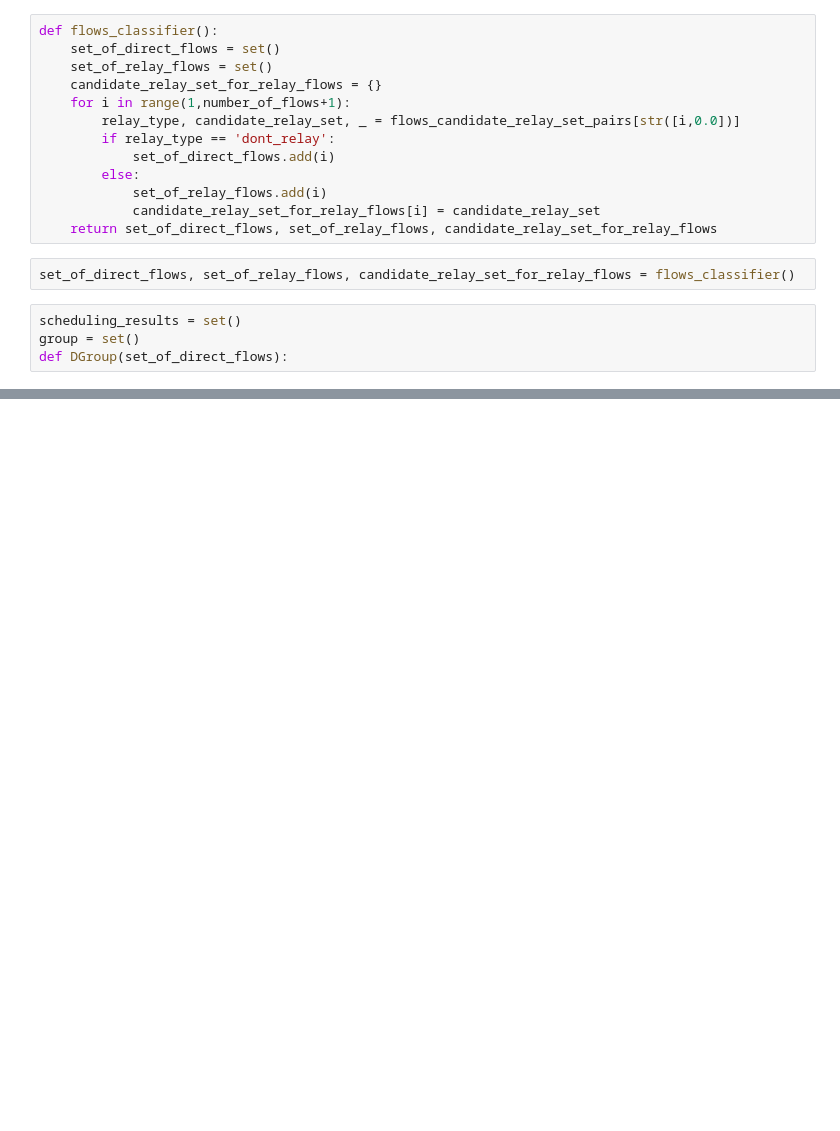
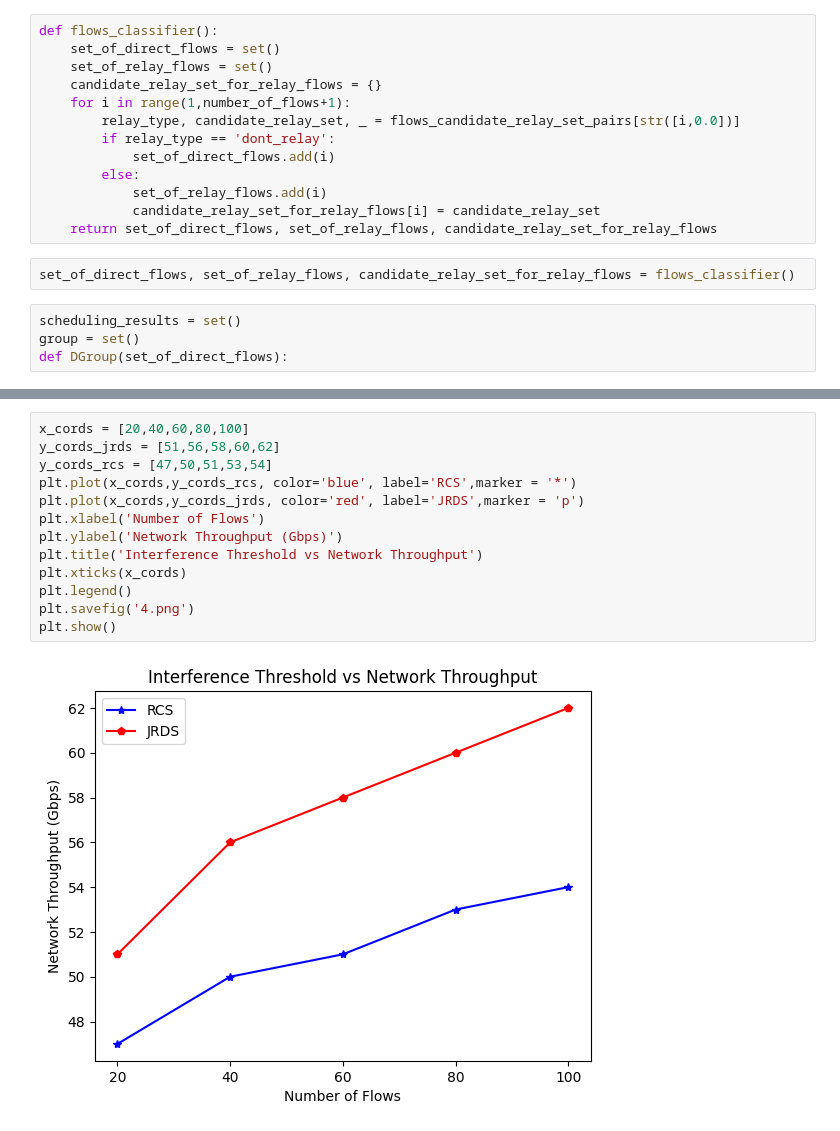
Before and after one commit to Prateek692/joint_optimization_relay_selection, a Jupyter notebook: JRDS.ipynb, the cells around one changed output, grey strips where cells are left out. Drawn from its saved outputs; the diff is of its cells as text; blank space fills up the shorter version.

```diff
--- a/JRDS.ipynb
+++ b/JRDS.ipynb
@@ -30,0 +86,15 @@ def DGroup(set_of_direct_flows):
+# %%
+x_cords = [20,40,60,80,100]
+y_cords_jrds = [51,56,58,60,62]
+y_cords_rcs = [47,50,51,53,54]
+plt.plot(x_cords,y_cords_rcs, color='blue', label='RCS',marker = '*')
+plt.plot(x_cords,y_cords_jrds, color='red', label='JRDS',marker = 'p')
+plt.xlabel('Number of Flows')
+plt.ylabel('Network Throughput (Gbps)')
+plt.title('Interference Threshold vs Network Throughput')
+plt.xticks(x_cords)
+plt.legend()
+plt.savefig('4.png')
+plt.show()
+# %% [output]
+[figure, added]
```
Also changed, not shown: parts of 8 cells of this notebook, 5 other files.
